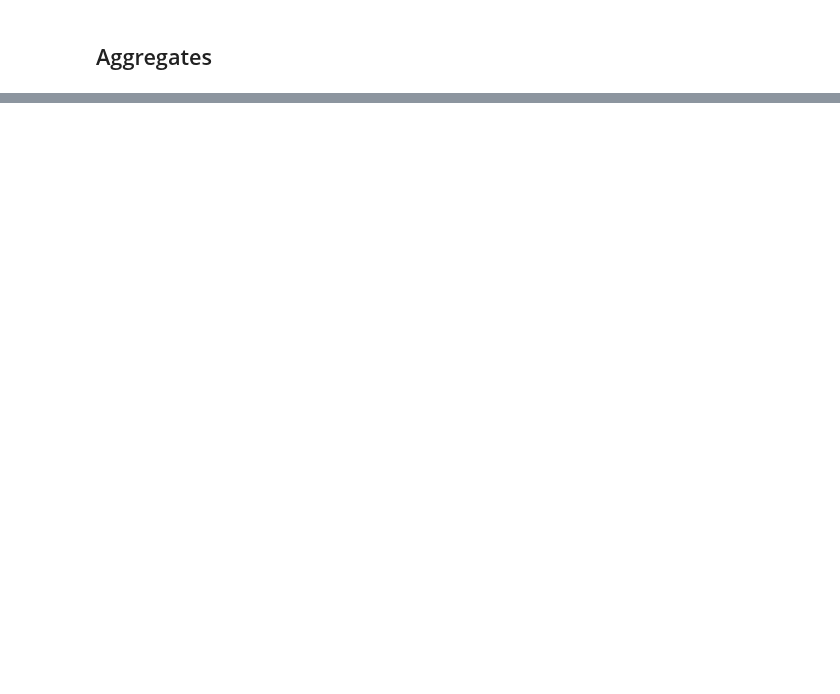
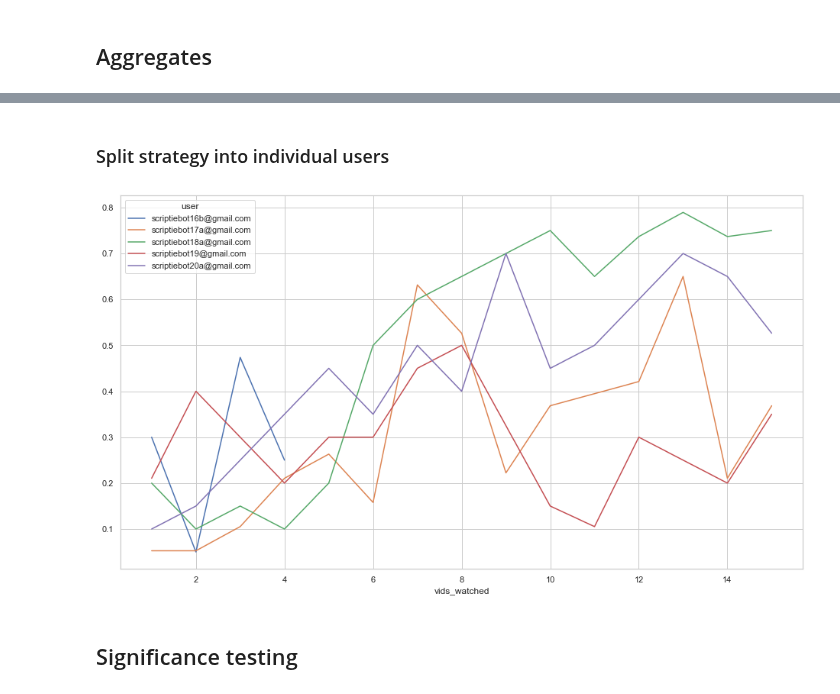
Before and after one commit to Roan-Schellingerhout/YouTube_conspiracy_paper, a Jupyter notebook: Machine Learning/Predictions.ipynb, the cells around one changed output, grey strips where cells are left out. Drawn from its saved outputs; the diff is of its cells as text; code cells hidden in the pictures; blank space fills up the shorter version.

```diff
--- a/Machine Learning/Predictions.ipynb
+++ b/Machine Learning/Predictions.ipynb
@@ -122,0 +147,8 @@ plt.show()
+# %% [markdown]
+### Split strategy into individual users
+# %%
+pivot.loc["strategy 4"].T.plot(figsize=(16,9));
+# %% [output]
+[figure, added]
+# %% [markdown]
+## Significance testing
```
Also changed, not shown: parts of 10 cells of this notebook, 3 other files.
